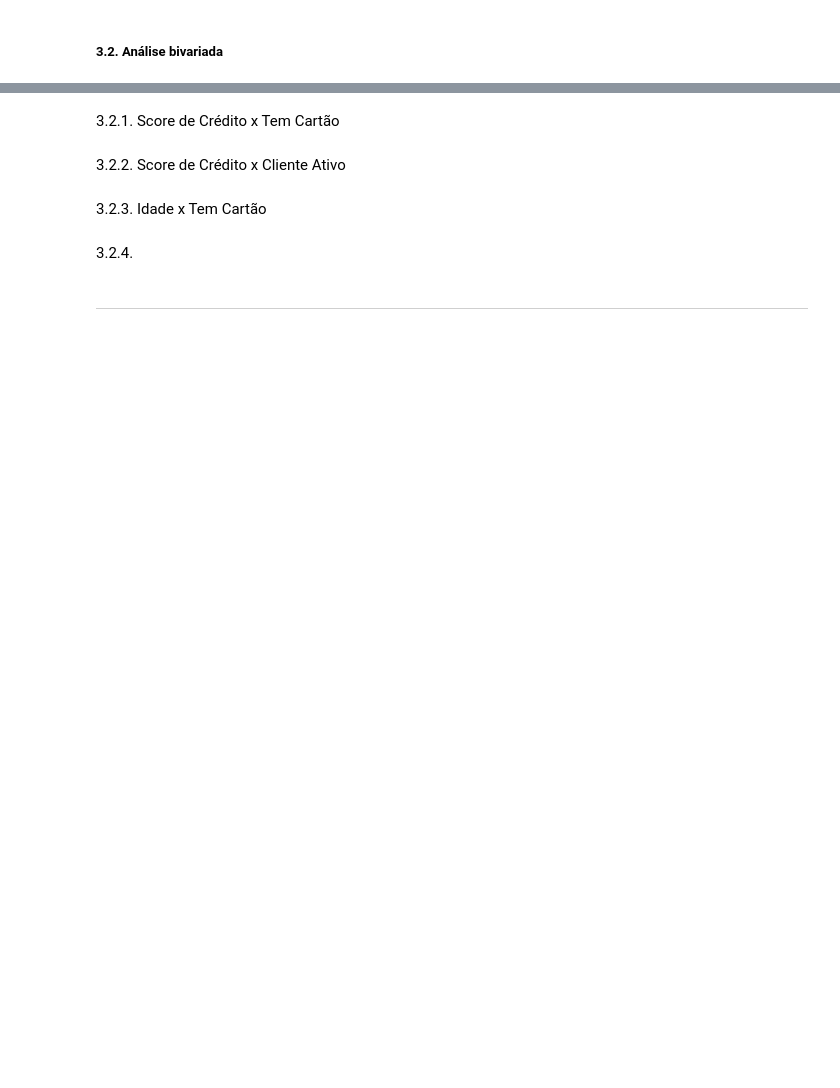
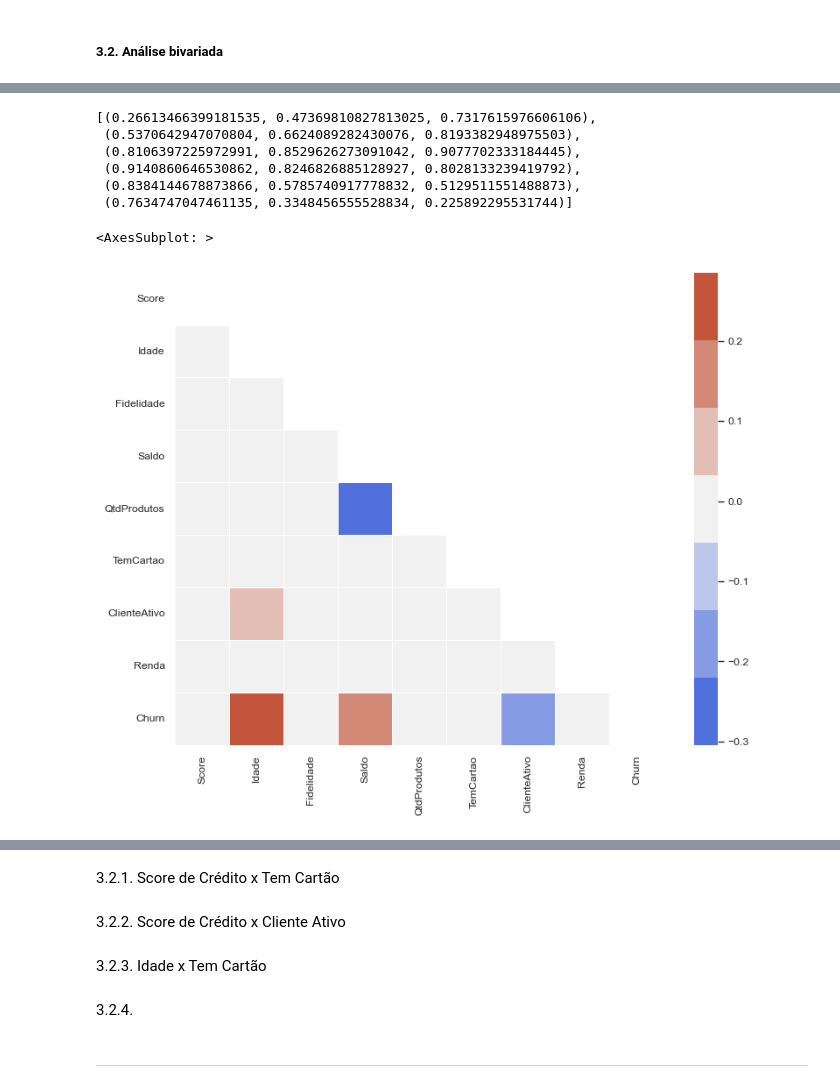
Before and after one commit to willyferreira/bank_churn, a Jupyter notebook: churn.ipynb, the cells around one changed output, grey strips where cells are left out. Cells and saved outputs as stored; diff of their text form; code cells hidden in the pictures; blank space fills up the shorter version.

```diff
--- a/churn.ipynb
+++ b/churn.ipynb
@@ -293,2 +374,4 @@ ax.bar_label(ax.containers[0])
 # %% [markdown]
 <h5>3.2. Análise bivariada</h5>
+# %%
+corr = df.corr()
@@ -294,0 +391,16 @@ ax.bar_label(ax.containers[0])
+# %%
+paleta_div = sns.diverging_palette(h_neg = 250, h_pos = 20, s=75, l=50, sep=1, n=6, center='light', as_cmap=False)
+paleta_div
+# %% [output]
+[(0.26613466399181535, 0.47369810827813025, 0.7317615976606106),
+ (0.5370642947070804, 0.6624089282430076, 0.8193382948975503),
+ (0.8106397225972991, 0.8529626273091042, 0.9077702333184445),
+ (0.9140860646530862, 0.8246826885128927, 0.8028133239419792),
+ (0.8384144678873866, 0.5785740917778832, 0.5129511551488873),
+ (0.7634747047461135, 0.3348456555528834, 0.225892295531744)]
+# %%
+f, ax = plt.subplots(figsize = (9, 7))
+sns.heatmap(corr, mask = mask, cmap = cmap, linewidths= 0.4, cbar=True)
+# %% [output]
+<AxesSubplot: >
+[figure, added]
```
Also changed, not shown: parts of 40 cells of this notebook, 1 other file.
